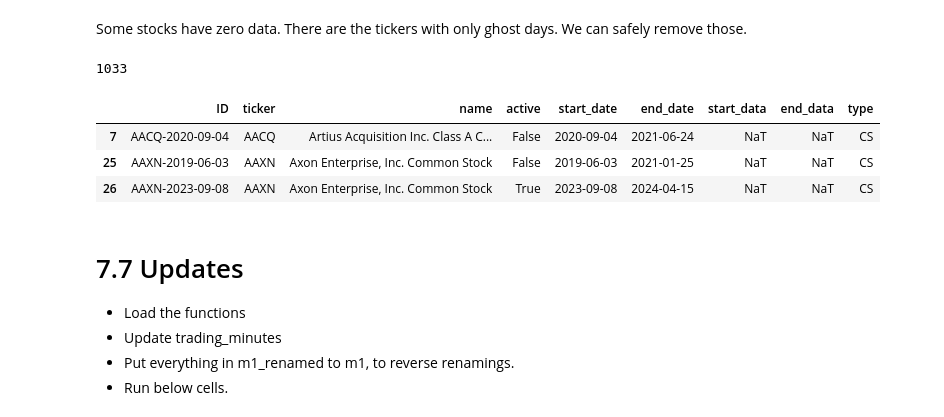
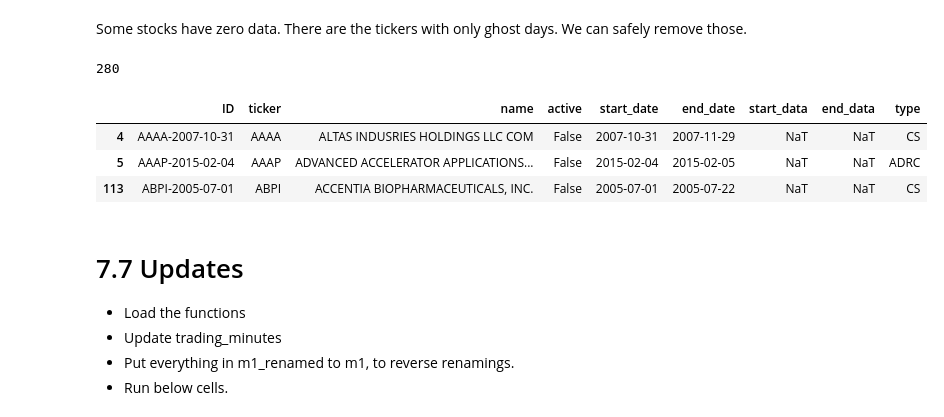
Before and after one commit to shinathan/polygon.io-stock-database, a Jupyter notebook: 07_process.ipynb, the cells around one changed output. Saved outputs shown, nothing was run; the diff lists cells and outputs as text; code cells hidden in the pictures.

Commit message:
fixed bug with tickers

```diff
--- a/07_process.ipynb
+++ b/07_process.ipynb
@@ -495,15 +497,15 @@ tickers_v4.iloc[:3, :9].head(3)
 # %% [markdown]
 Some stocks have zero data. There are the tickers with only ghost days. We can safely remove those.
 # %%
-zero_data = tickers_v4[(tickers_v4['start_data'].isna() & (tickers_v4['type'] != "INDEX"))]
+zero_data = tickers_v4[tickers_v4['start_data'].isna()]
 print(len(zero_data))
 zero_data.iloc[:3, :9].head(3)
 # %% [output]
-1033
+280
 |  | ID | ticker | name | active | start_date | end_date | start_data | end_data | type |
-| 7 | AACQ-2020-09-04 | AACQ | Artius Acquisition Inc. Class A C... | False | 2020-09-04 | 2021-06-24 | NaT | NaT | CS |
-| 25 | AAXN-2019-06-03 | AAXN | Axon Enterprise, Inc. Common Stock | False | 2019-06-03 | 2021-01-25 | NaT | NaT | CS |
-| 26 | AAXN-2023-09-08 | AAXN | Axon Enterprise, Inc. Common Stock | True | 2023-09-08 | 2024-04-15 | NaT | NaT | CS |
+| 4 | AAAA-2007-10-31 | AAAA | ALTAS INDUSRIES HOLDINGS LLC COM | False | 2007-10-31 | 2007-11-29 | NaT | NaT | CS |
+| 5 | AAAP-2015-02-04 | AAAP | ADVANCED ACCELERATOR APPLICATIONS... | False | 2015-02-04 | 2015-02-05 | NaT | NaT | ADRC |
+| 113 | ABPI-2005-07-01 | ABPI | ACCENTIA BIOPHARMACEUTICALS, INC. | False | 2005-07-01 | 2005-07-22 | NaT | NaT | CS |
 # %%
 tickers_v4 = tickers_v4[~(tickers_v4['start_data'].isna() & (tickers_v4['type'] != "INDEX"))]
 tickers_v4.reset_index(inplace=True, drop=True)
```
Also changed, not shown: parts of 4 cells of this notebook, 4 other files.
